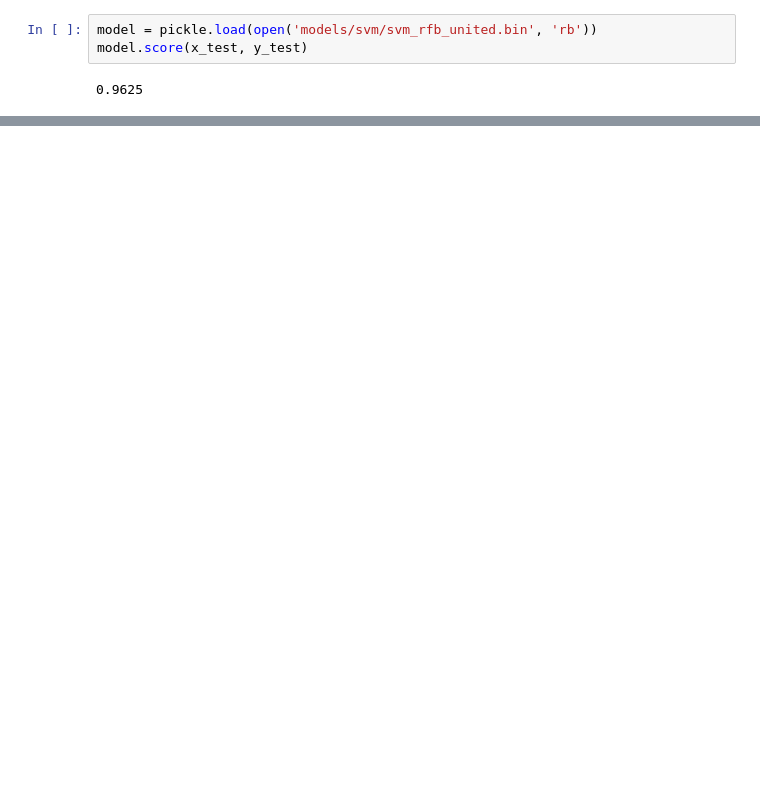
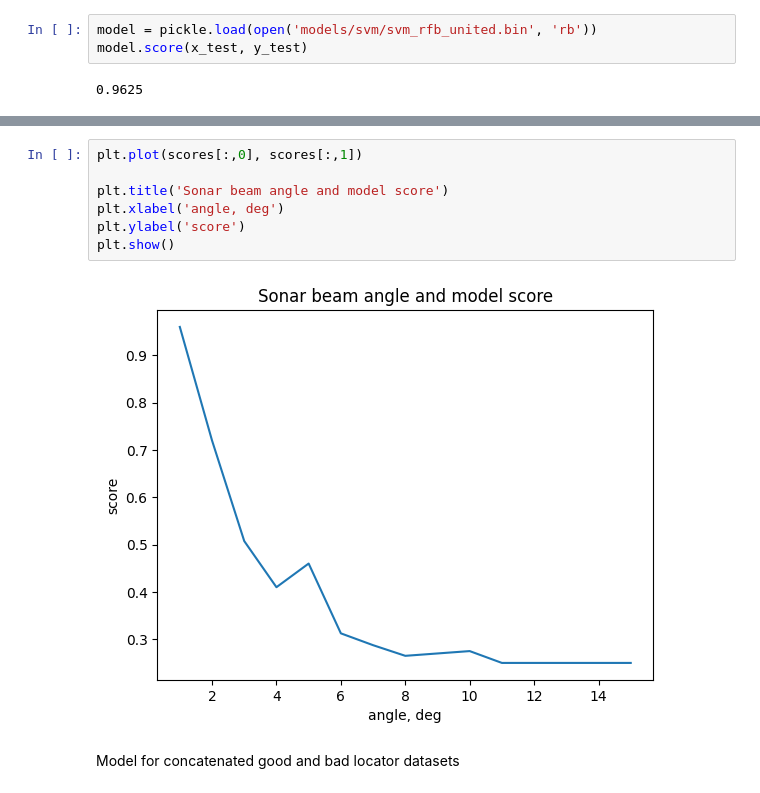
Before and after one commit to aaboiko/buoy_sonar_python, a Jupyter notebook: utils.ipynb, the cells around one changed output, grey strips where cells are left out. Saved outputs shown, nothing was run; the diff lists cells and outputs as text; blank space fills up the shorter version.

```diff
--- a/utils.ipynb
+++ b/utils.ipynb
@@ -928,0 +979,11 @@ model.score(x_test, y_test)
+# %%
+plt.plot(scores[:,0], scores[:,1])
+
+plt.title('Sonar beam angle and model score')
+plt.xlabel('angle, deg')
+plt.ylabel('score')
+plt.show()
+# %% [output]
+[figure, added]
+# %% [markdown]
+Model for concatenated good and bad locator datasets
```
Also changed, not shown: parts of 6 cells of this notebook, 2 other files.
